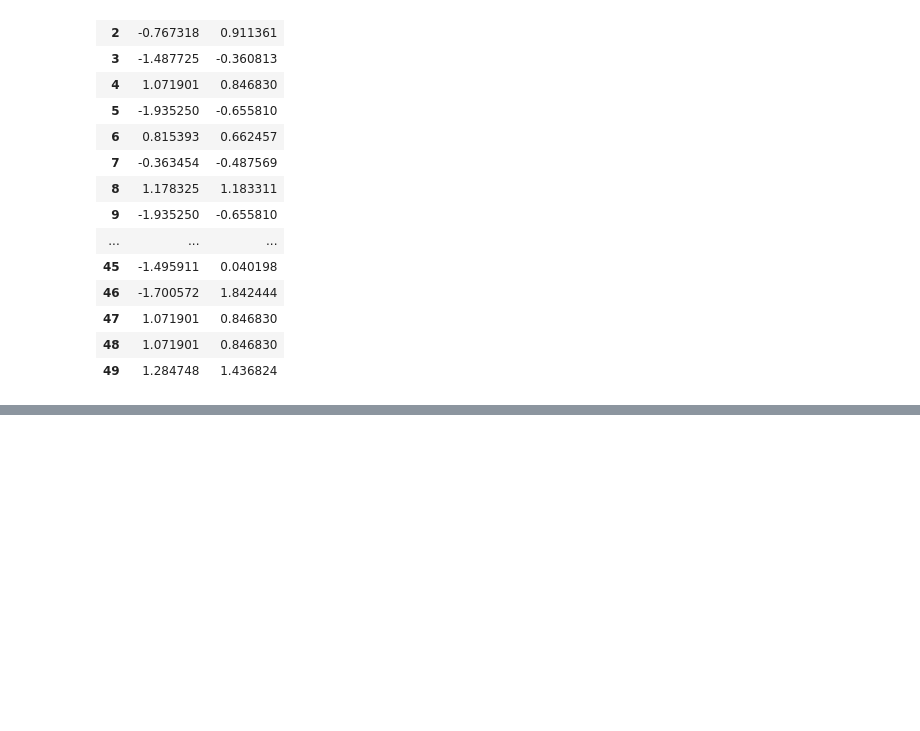
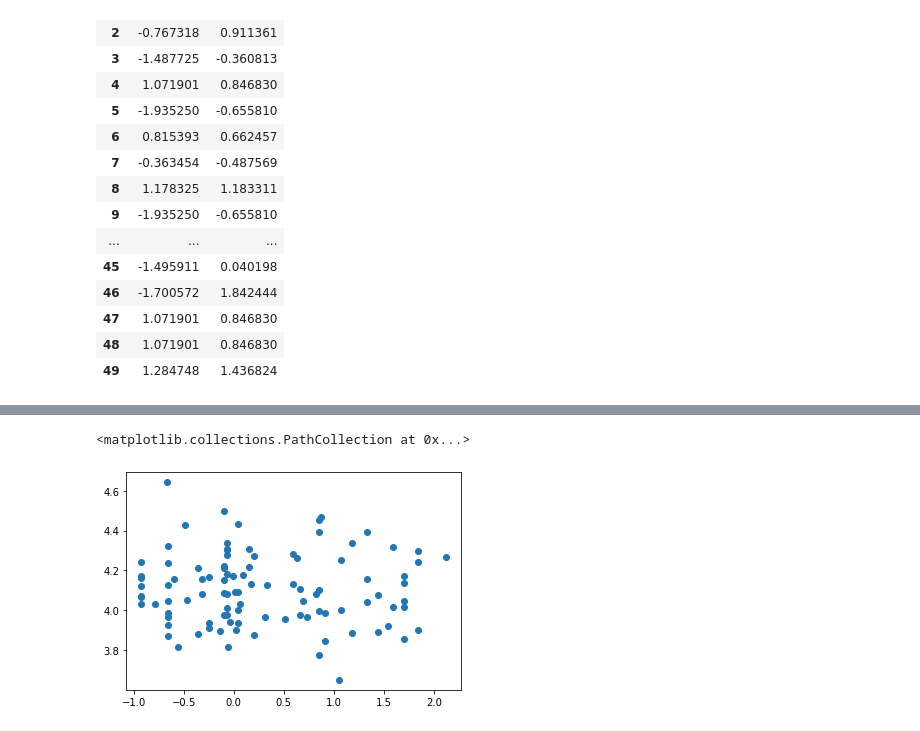
Before and after one commit to Tibor-Krols/CogSci2-Spotify, a Jupyter notebook: lyrics_model.ipynb, the cells around one changed output, grey strips where cells are left out. Cells and saved outputs as stored; diff of their text form; code cells hidden in the pictures; blank space fills up the shorter version.

```diff
--- a/lyrics_model.ipynb
+++ b/lyrics_model.ipynb
@@ -108,0 +142,5 @@ data[['y_valence', 'y_arousal']][:50]
+# %%
+plt.scatter(np.array(data[['y_arousal']][:100]), np.array(mean_affect_arousal))
+# %% [output]
+<matplotlib.collections.PathCollection at 0x...>
+[figure, added]
```
Also changed, not shown: parts of 13 cells of this notebook.
